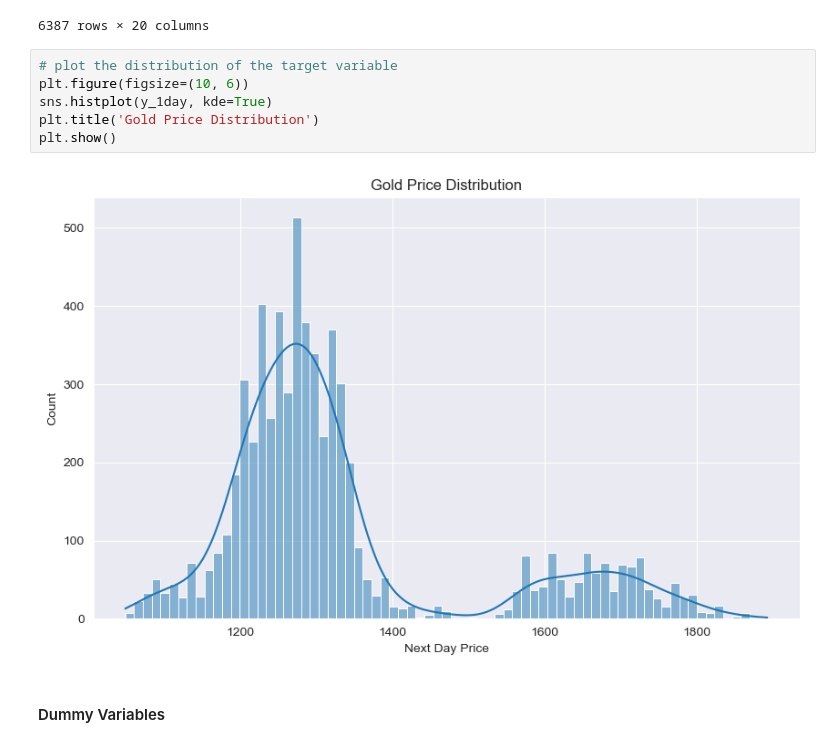
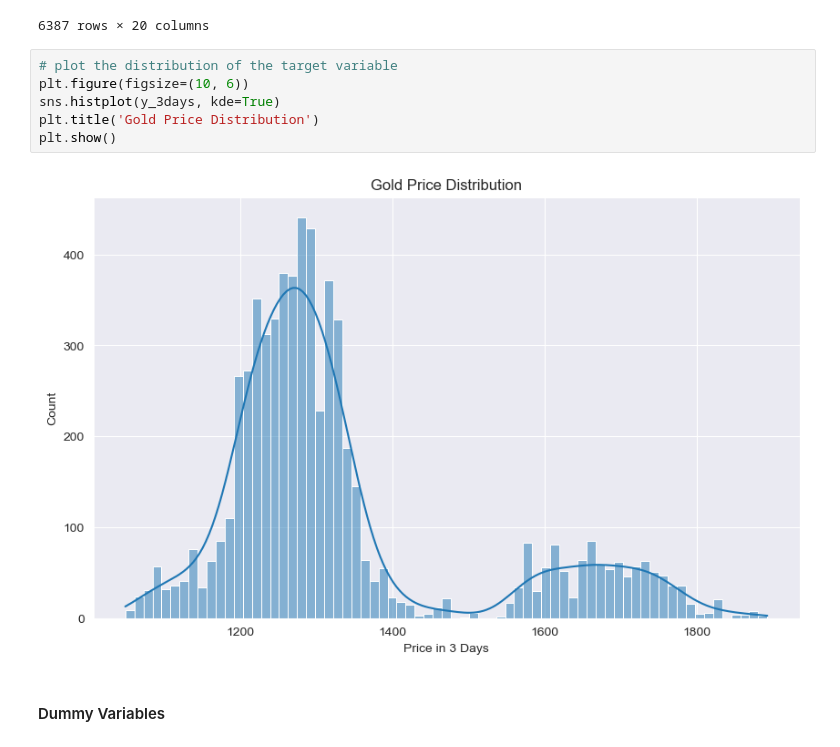
Before and after one commit to itsGarrin/nlp-commodities-price-prediction, a Jupyter notebook: notebook/nlp-commodities-price-prediction.ipynb, the cells around one changed output. Drawn from its saved outputs; the diff is of its cells as text.

```diff
--- a/notebook/nlp-commodities-price-prediction.ipynb
+++ b/notebook/nlp-commodities-price-prediction.ipynb
@@ -632,11 +632,11 @@ X
 # %%
 # plot the distribution of the target variable
 plt.figure(figsize=(10, 6))
-sns.histplot(y_1day, kde=True)
+sns.histplot(y_3days, kde=True)
 plt.title('Gold Price Distribution')
 plt.show()
 # %% [output]
-[figure, old version]
+[figure, new version]
 # %% [markdown]
 #### Dummy Variables
 # %%
```
Also changed, not shown: parts of 11 cells of this notebook.
